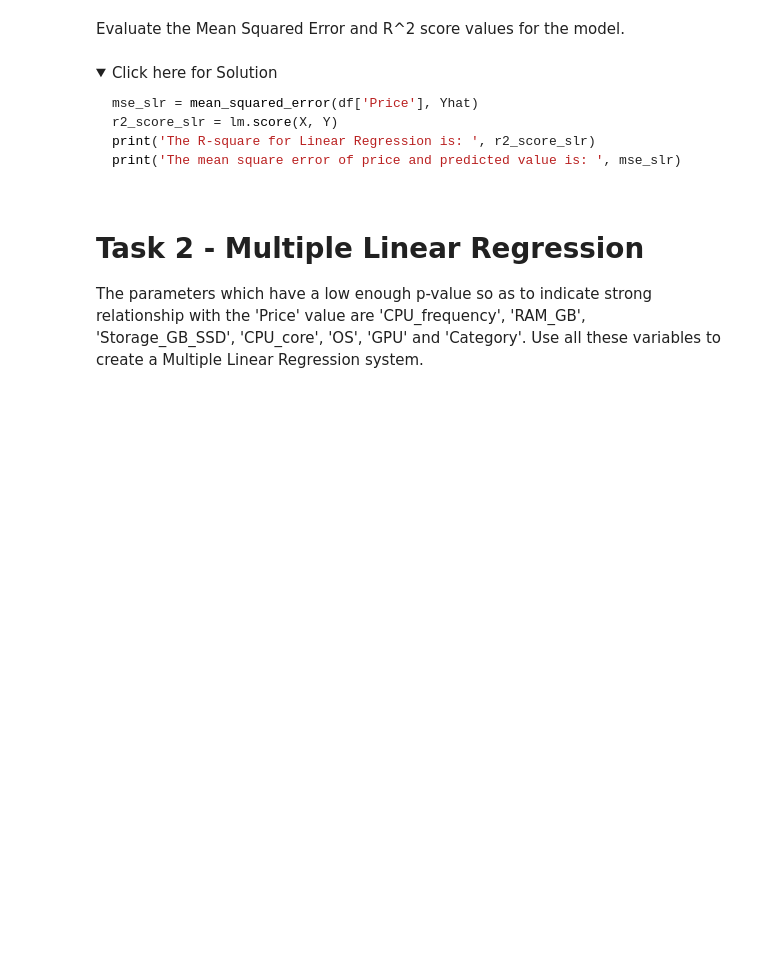
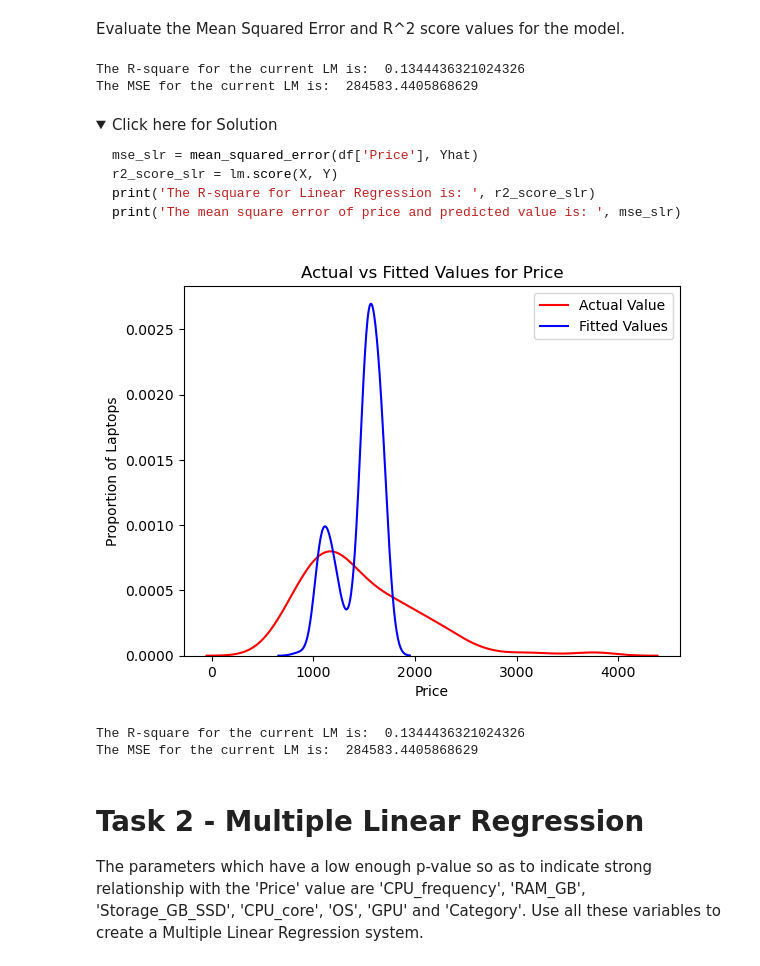
Before and after one commit to PedroRgz/CareerAcademy-IBM-DS-LaptopsPrices, a Jupyter notebook: Model-Development-LaptopPrice.ipynb, the cells around one changed output. Cells and saved outputs as stored; diff of their text form; code cells hidden in the pictures; folded sections open; blank space fills up the shorter version.

````diff
--- a/Model-Development-LaptopPrice.ipynb
+++ b/Model-Development-LaptopPrice.ipynb
@@ -140,3 +163,11 @@ Evaluate the Mean Squared Error and R^2 score values for the model.
+# %%
+#Based on the plot above, we can see that the fitted values are not even close to the actual values
+#To confirm this, we can calculate the R^2 value for the CPU_frequency and Price
+print('The R-square for the current LM is: ', lm_cpu_freq.score(X, Y))
+print('The MSE for the current LM is: ', mean_squared_error(df['Price'], Yhat_CPUfreq_price))
+# %% [output]
+The R-square for the current LM is:  0.1344436321024326
+The MSE for the current LM is:  284583.4405868629
 # %% [markdown]
 <details>
     <summary>Click here for Solution</summary>
@@ -149,6 +180,31 @@ print('The mean square error of price and predicted value is: ', mse_slr)
 ```
 
 </details>
+# %%
+#Just for exercise, we will do the same but using the "CPU_frequency_norm" feature
+# create a linear regression object
+lm_cpu_freq_norm = LinearRegression()
+X = df[['CPU_frequency_norm']]
+Y = df['Price']
+lm_cpu_freq_norm.fit(X,Y)
+Yhat_CPUfreq_norm_price=lm_cpu_freq_norm.predict(X)
+
+#Generate the distribution plot for the CPU_frequency_norm and Price, using the predicted value as well
+ax1 = sns.distplot(df['Price'], hist=False, color="r", label="Actual Value")
+sns.distplot(Yhat_CPUfreq_norm_price, hist=False, color="b", label="Fitted Values" , ax=ax1)
+plt.title('Actual vs Fitted Values for Price')
+plt.xlabel('Price')
+plt.ylabel('Proportion of Laptops')
+plt.legend(['Actual Value','Fitted Values'])
+plt.show()
+
+#Print the R^2 value for the CPU_frequency_norm and Price
+print('The R-square for the current LM is: ', lm_cpu_freq_norm.score(X, Y))
+print('The MSE for the current LM is: ', mean_squared_error(df['Price'], Yhat_CPUfreq_norm_price))
+# %% [output]
+[figure, added]
+The R-square for the current LM is:  0.1344436321024326
+The MSE for the current LM is:  284583.4405868629
 # %% [markdown]
 # Task 2 - Multiple Linear Regression
 The parameters which have a low enough p-value so as to indicate strong relationship with the 'Price' value are 'CPU_frequency', 'RAM_GB', 'Storage_GB_SSD', 'CPU_core', 'OS', 'GPU' and 'Category'. Use all these variables to create a Multiple Linear Regression system.
````
Also changed, not shown: parts of 6 cells of this notebook.
